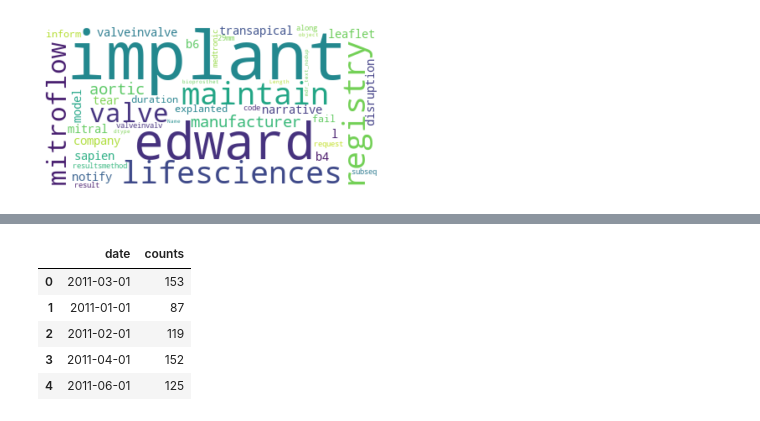
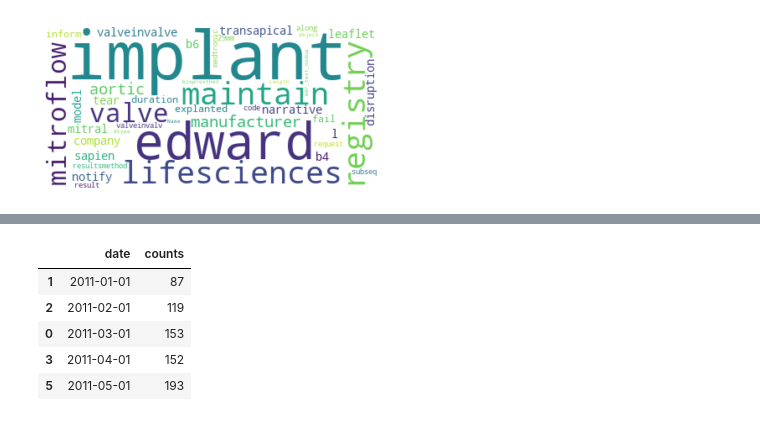
Before and after one commit to allenbutt/FDA, a Jupyter notebook: FDA.ipynb, the cells around one changed output, grey strips where cells are left out. Cells and saved outputs as stored; diff of their text form; code cells hidden in the pictures.

```diff
--- a/FDA.ipynb
+++ b/FDA.ipynb
@@ -479,17 +479,35 @@ dfword["percent"] = dfword.apply(lambda x: percentcalc(x['counts'],x['date']), a
 dfword.head()
 dfword.to_csv(r'word.csv', index = False)
 dfmain.to_csv(r'main.csv', index = False)
+# %%
+dfmain = pd.read_csv("main.csv", encoding = 'unicode_escape')
+dfmain['mdr_text_nodup'] = dfmain['mdr_text_nodup'].map(str)
+dfword = pd.read_csv("word.csv", encoding = 'unicode_escape')
 # %%
-# Create a dataset with each month and each
+# Create a dataset with each month and and the number of reports for those months
+datelist = dfmain["plaindate"].unique()
+
 dfline = pd.DataFrame()
 dfline["date"] = datelist
 dfline["counts"] = dfline["date"].apply(lambda x: len(dfmain[dfmain["plaindate"] == x]))
+
+#Set date column to the datetime type, and sort by date
+dfline["date"] = pd.to_datetime(dfline["date"])
+dfline = dfline.sort_values(by="date")
+
+filter_date_start = "2010-01-01"
+filter_date_end = "2022-12-31"
+
+mask = (dfline['date'] >= filter_date_start) & (dfline['date'] <= filter_date_end)
+dfline = dfline.loc[mask]
+
+
 dfline.head()
 # %% [output]
 |  | date | counts |
-| 0 | 2011-03-01 | 153 |
 | 1 | 2011-01-01 | 87 |
 | 2 | 2011-02-01 | 119 |
+| 0 | 2011-03-01 | 153 |
 | 3 | 2011-04-01 | 152 |
-| 4 | 2011-06-01 | 125 |
+| 5 | 2011-05-01 | 193 |
 # %%
```
Also changed, not shown: parts of 8 cells of this notebook.
